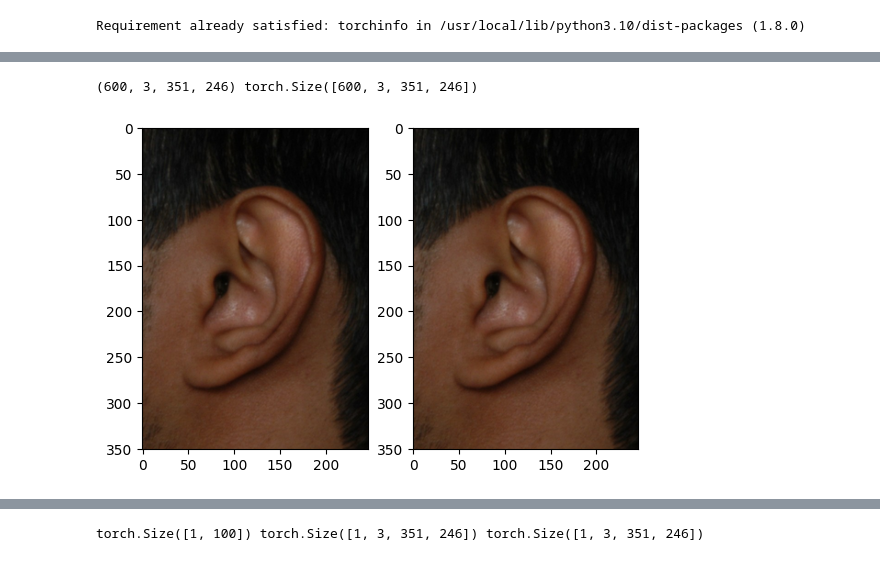
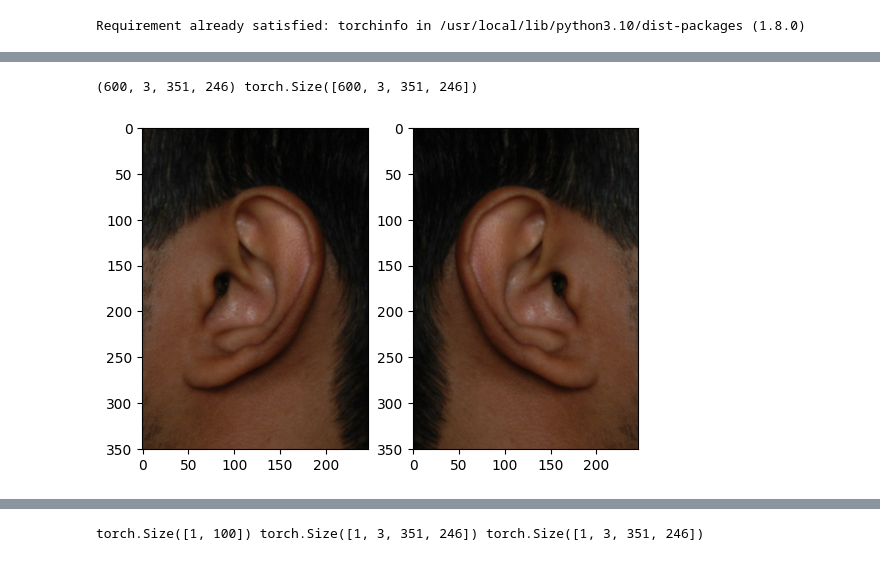
Before and after one commit to Shujaat123/Ear_Biometrics, a Jupyter notebook: LSE_Pytorch_Implementation_Ear_Biometric_for_AMI_data.ipynb, the cells around one changed output, grey strips where cells are left out. Saved outputs shown, nothing was run; the diff lists cells and outputs as text; code cells hidden in the pictures.

```diff
--- a/LSE_Pytorch_Implementation_Ear_Biometric_for_AMI_data.ipynb
+++ b/LSE_Pytorch_Implementation_Ear_Biometric_for_AMI_data.ipynb
@@ -455,36 +455,36 @@ class AddGaussianNoise(object):
 
     def __repr__(self):
         return self.__class__.__name__ + '(mean={0}, std={1})'.format(self.mean, self.std)
 
 import torchvision.transforms as T
 
 transform = T.Compose(
     [
         # T.GaussianBlur(kernel_size=3, sigma=(0.1, 2.0)),
         # T.RandomRotation((-5,5)),
-          # T.RandomAffine(degrees=(-5, 5), translate=(0, 0.3), scale=(0.5, 1.5)),
+        # T.RandomAffine(degrees=(-5, 5), translate=(0, 0.3), scale=(0.5, 1.5)),
         # T.RandomVerticalFlip(p=0.25),
-        # T.RandomHorizontalFlip(p=0.25),
+        T.RandomHorizontalFlip(p=0.25),
         # T.ElasticTransform(alpha=10.0),
         AddGaussianNoise(0., 0.02)
     ]
 )
 transformed_X_train = transform(torch.tensor(X_train))
 print(X_train.shape, transformed_X_train.shape)
 
 plt.figure()
 plt.subplot(1,2,1)
 if (len(X_train[0].squeeze().shape)>2):
   plt.imshow(np.transpose(X_train[0].squeeze(),(1,2,0)))
   plt.subplot(1,2,2)
   plt.imshow(np.transpose(transformed_X_train[0].squeeze(),(1,2,0)))
 else:
   plt.imshow(X_train[0].squeeze())
   plt.subplot(1,2,2)
   plt.imshow(transformed_X_train[0].squeeze())
 # %% [output]
 (600, 3, 351, 246) torch.Size([600, 3, 351, 246])
-[figure, old version]
+[figure, new version]
 # %%
 #data
 training_loader = DataLoader(TensorDataset(transform(torch.tensor(X_train)), torch.tensor(y_train)), batch_size=10, shuffle=True)
```
Also changed, not shown: parts of 3 cells of this notebook.
